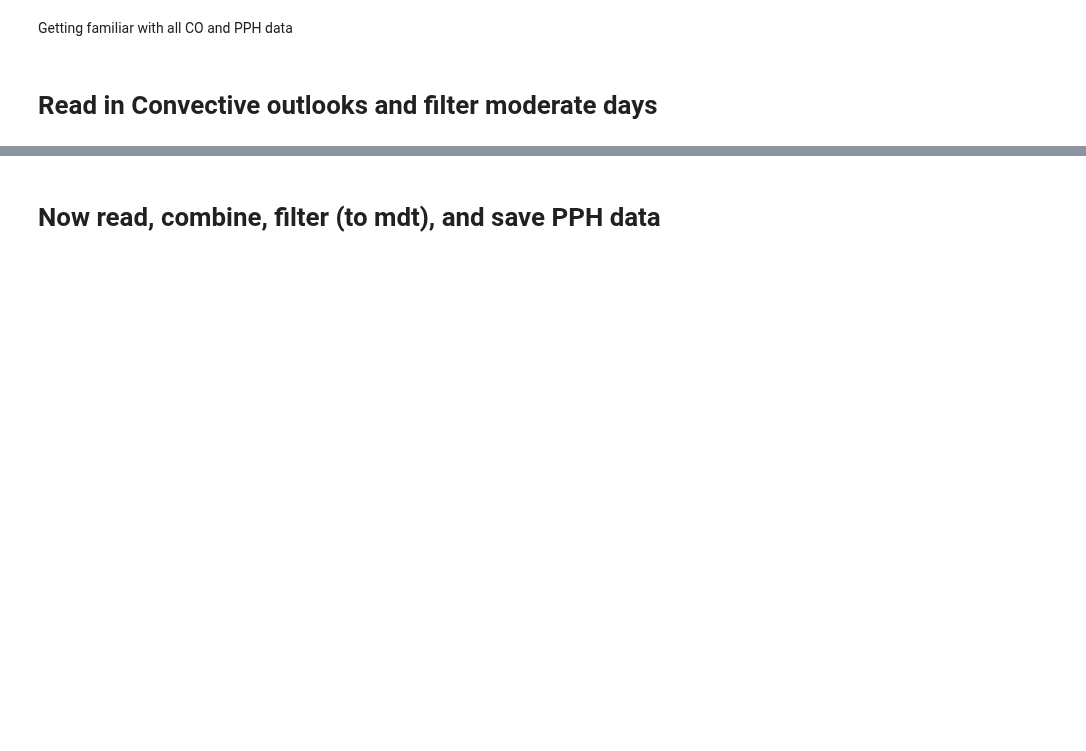
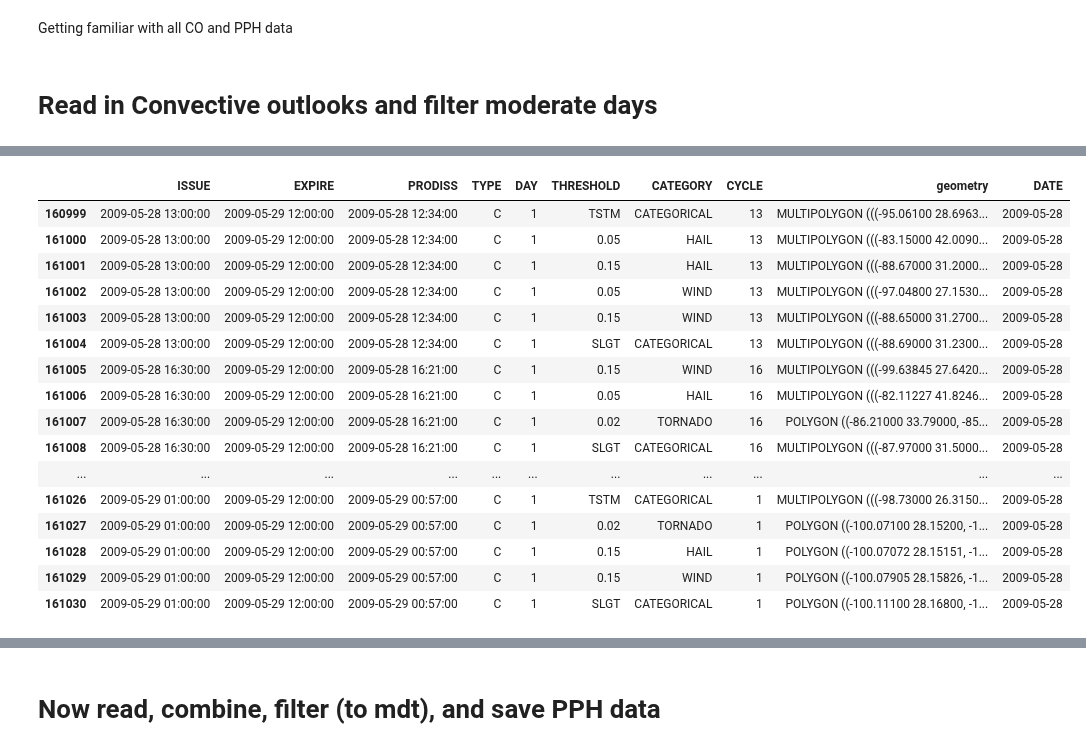
Before and after one commit to milesepstein13/severe-thunderstorm-analysis, a Jupyter notebook: load_data.ipynb, the cells around one changed output, grey strips where cells are left out. Cells and saved outputs as stored; diff of their text form; code cells hidden in the pictures; blank space fills up the shorter version.

Commit message:
in load_data, adjusted cycles of -1 when they fit where missing data is

```diff
--- a/load_data.ipynb
+++ b/load_data.ipynb
@@ -40,6 +65,6 @@ outlooks_original
 # %%
 # make dates datetime
-outlooks = outlooks_original
+outlooks = outlooks_original.copy()
 outlooks['ISSUE'] = parse_datetime(outlooks['ISSUE'])
 outlooks['EXPIRE'] = parse_datetime(outlooks['EXPIRE'])
 outlooks['PRODISS'] = parse_datetime(outlooks['PRODISS'])
@@ -58,0 +143,36 @@ mod_dates = identify_dates_above_threshold(outlooks, 'MDT')
+# %%
+year = 0
+# Iterate only once through the dataset by date
+for date in outlooks['DATE'].unique():
+    curr_year = date.year
+    if curr_year != year:
+        print('year', curr_year)
+        year = curr_year
+
+    date_outlooks = outlooks[outlooks['DATE'] == date]
+
+    for day, cycle in zip([1, 2, 2, 3], [6, 7, 17, 8]):
+        for categorical in [True, False]:
+            category_mask = (date_outlooks['CATEGORY'] == 'CATEGORICAL') if categorical else (date_outlooks['CATEGORY'] != 'CATEGORICAL')
+            present = ((date_outlooks['DAY'] == day) &
+                       (date_outlooks['CYCLE'] == cycle) &
+                       category_mask)
+
+            if not present.any():
+                # define acceptable hour range
+                hour_min, hour_max = acceptable_time_dict[cycle]
+
+                # build mask once
+                mask = (
+                    (outlooks['DATE'] == date) &
+                    (outlooks['DAY'] == day) &
+                    (outlooks['CYCLE'] == -1) &
+                    ((outlooks['CATEGORY'] == 'CATEGORICAL') if categorical else (outlooks['CATEGORY'] != 'CATEGORICAL')) &
+                    (outlooks['PRODISS'].dt.hour >= hour_min) &
+                    (outlooks['PRODISS'].dt.hour <= hour_max)
+                )
+
+                if mask.any():
+                    label = 'categorical' if categorical else 'probabilistic'
+                    print(f'changing cycle for {label} outlooks on {date} day {day} cycle {cycle}')
+                    outlooks.loc[mask, 'CYCLE'] = cycle
@@ -58,0 +197,22 @@ mod_dates = identify_dates_above_threshold(outlooks, 'MDT')
+# %%
+# checking if changes worked
+outlooks[(outlooks['DAY'] == 1) & (outlooks['DATE'] == dt_date(2009, 5, 28))][0:50]
+#['200204190000', '200204200000', '200204210000', '200204250000', '200205060000', '200205250000', '200207310000', '200208130000', '200208300000', '200211090000', '200212230000', '200302030000', '200303250000', '200304140000', '200304150000', '200304160000', '200305100000', '200306250000', '200306280000', '200307270000', '200307280000', '200309030000', '200312280000', '200404020000', '200404140000', '200405230000', '200408090000', '200410140000', '200503300000', '200506060000', '200508030000', '200701040000', '200905280000', '201105210000', '202005240000', '202106130000']
+# %% [output]
+|  | ISSUE | EXPIRE | PRODISS | TYPE | DAY | THRESHOLD | CATEGORY | CYCLE | geometry | DATE |
+| 160999 | 2009-05-28 13:00:00 | 2009-05-29 12:00:00 | 2009-05-28 12:34:00 | C | 1 | TSTM | CATEGORICAL | 13 | MULTIPOLYGON (((-95.06100 28.6963... | 2009-05-28 |
+| 161000 | 2009-05-28 13:00:00 | 2009-05-29 12:00:00 | 2009-05-28 12:34:00 | C | 1 | 0.05 | HAIL | 13 | MULTIPOLYGON (((-83.15000 42.0090... | 2009-05-28 |
+| 161001 | 2009-05-28 13:00:00 | 2009-05-29 12:00:00 | 2009-05-28 12:34:00 | C | 1 | 0.15 | HAIL | 13 | MULTIPOLYGON (((-88.67000 31.2000... | 2009-05-28 |
+| 161002 | 2009-05-28 13:00:00 | 2009-05-29 12:00:00 | 2009-05-28 12:34:00 | C | 1 | 0.05 | WIND | 13 | MULTIPOLYGON (((-97.04800 27.1530... | 2009-05-28 |
+| 161003 | 2009-05-28 13:00:00 | 2009-05-29 12:00:00 | 2009-05-28 12:34:00 | C | 1 | 0.15 | WIND | 13 | MULTIPOLYGON (((-88.65000 31.2700... | 2009-05-28 |
+| 161004 | 2009-05-28 13:00:00 | 2009-05-29 12:00:00 | 2009-05-28 12:34:00 | C | 1 | SLGT | CATEGORICAL | 13 | MULTIPOLYGON (((-88.69000 31.2300... | 2009-05-28 |
+| 161005 | 2009-05-28 16:30:00 | 2009-05-29 12:00:00 | 2009-05-28 16:21:00 | C | 1 | 0.15 | WIND | 16 | MULTIPOLYGON (((-99.63845 27.6420... | 2009-05-28 |
+| 161006 | 2009-05-28 16:30:00 | 2009-05-29 12:00:00 | 2009-05-28 16:21:00 | C | 1 | 0.05 | HAIL | 16 | MULTIPOLYGON (((-82.11227 41.8246... | 2009-05-28 |
+| 161007 | 2009-05-28 16:30:00 | 2009-05-29 12:00:00 | 2009-05-28 16:21:00 | C | 1 | 0.02 | TORNADO | 16 | POLYGON ((-86.21000 33.79000, -85... | 2009-05-28 |
+| 161008 | 2009-05-28 16:30:00 | 2009-05-29 12:00:00 | 2009-05-28 16:21:00 | C | 1 | SLGT | CATEGORICAL | 16 | MULTIPOLYGON (((-87.97000 31.5000... | 2009-05-28 |
+| ... | ... | ... | ... | ... | ... | ... | ... | ... | ... | ... |
+| 161026 | 2009-05-29 01:00:00 | 2009-05-29 12:00:00 | 2009-05-29 00:57:00 | C | 1 | TSTM | CATEGORICAL | 1 | MULTIPOLYGON (((-98.73000 26.3150... | 2009-05-28 |
+| 161027 | 2009-05-29 01:00:00 | 2009-05-29 12:00:00 | 2009-05-29 00:57:00 | C | 1 | 0.02 | TORNADO | 1 | POLYGON ((-100.07100 28.15200, -1... | 2009-05-28 |
+| 161028 | 2009-05-29 01:00:00 | 2009-05-29 12:00:00 | 2009-05-29 00:57:00 | C | 1 | 0.15 | HAIL | 1 | POLYGON ((-100.07072 28.15151, -1... | 2009-05-28 |
+| 161029 | 2009-05-29 01:00:00 | 2009-05-29 12:00:00 | 2009-05-29 00:57:00 | C | 1 | 0.15 | WIND | 1 | POLYGON ((-100.07905 28.15826, -1... | 2009-05-28 |
+| 161030 | 2009-05-29 01:00:00 | 2009-05-29 12:00:00 | 2009-05-29 00:57:00 | C | 1 | SLGT | CATEGORICAL | 1 | POLYGON ((-100.11100 28.16800, -1... | 2009-05-28 |
```
Also changed, not shown: parts of 13 cells of this notebook, 1 other file.
